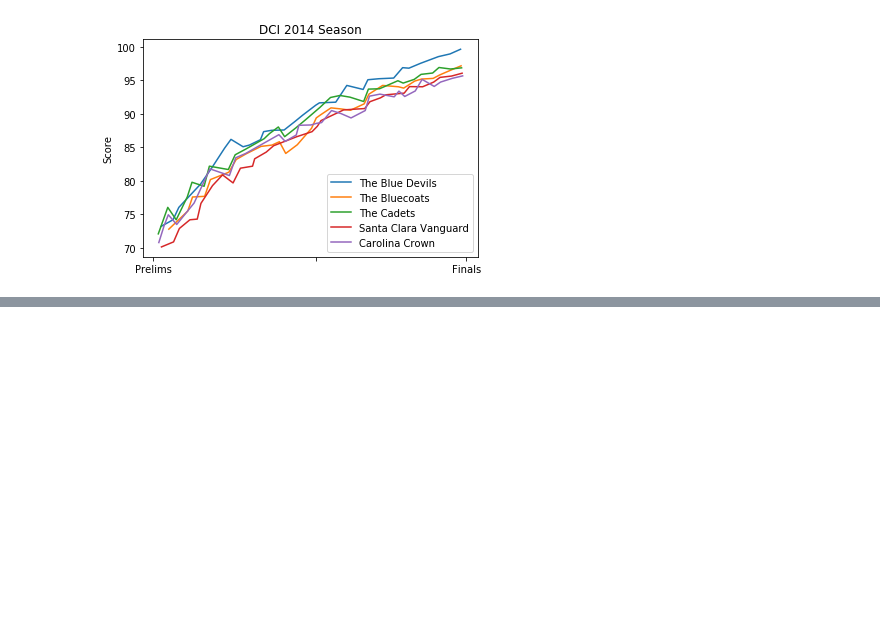
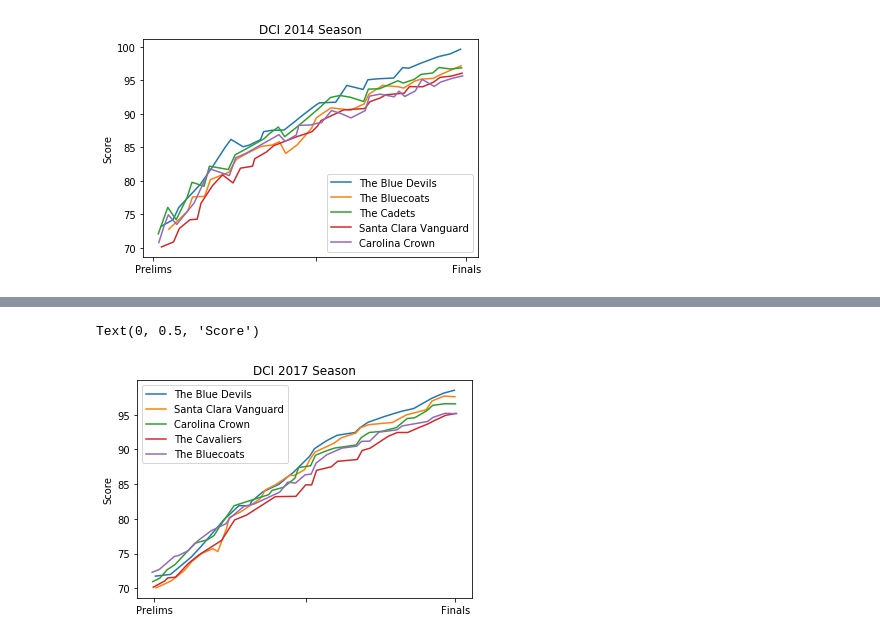
Before and after one commit to tkadamson/HTML-Drum-Coprs-Scores, a Jupyter notebook: dci_analysis.ipynb, the cells around one changed output, grey strips where cells are left out. Saved outputs shown, nothing was run; the diff lists cells and outputs as text; code cells hidden in the pictures; blank space fills up the shorter version.

```diff
--- a/dci_analysis.ipynb
+++ b/dci_analysis.ipynb
@@ -128,0 +185,28 @@ Text(0, 0.5, 'Score')
+# %%
+###Copy all above for 2017
+first_place = top_5('2017')[0]
+second_place = top_5('2017')[1]
+third_place = top_5('2017')[2]
+fourth_place = top_5('2017')[3]
+fifth_place = top_5('2017')[4]
+# %%
+scores_2017 = scores_df.loc[scores_df['year'] == '2017', :]
+
+first_df = scores_2017.loc[scores_2017['Corps'] == first_place, :]
+second_df = scores_2017.loc[scores_2017['Corps'] == second_place, :]
+third_df = scores_2017.loc[scores_2017['Corps'] == third_place, :]
+fourth_df = scores_2017.loc[scores_2017['Corps'] == fourth_place, :]
+fifth_df = scores_2017.loc[scores_2017['Corps'] == fifth_place, :]
+# %%
+plt.plot(first_df['Score'], label='The Blue Devils')
+plt.plot(second_df['Score'], label='Santa Clara Vanguard')
+plt.plot(third_df['Score'], label='Carolina Crown')
+plt.plot(fourth_df['Score'], label='The Cavaliers')
+plt.plot(fifth_df['Score'], label='The Bluecoats')
+plt.xticks([2300, 2580, 2855], ["Prelims", " ", "Finals"])
+plt.legend()
+plt.title('DCI 2017 Season')
+plt.ylabel('Score')
+# %% [output]
+Text(0, 0.5, 'Score')
+[figure, added]
```
Also changed, not shown: parts of 13 cells of this notebook, 5 other files.
